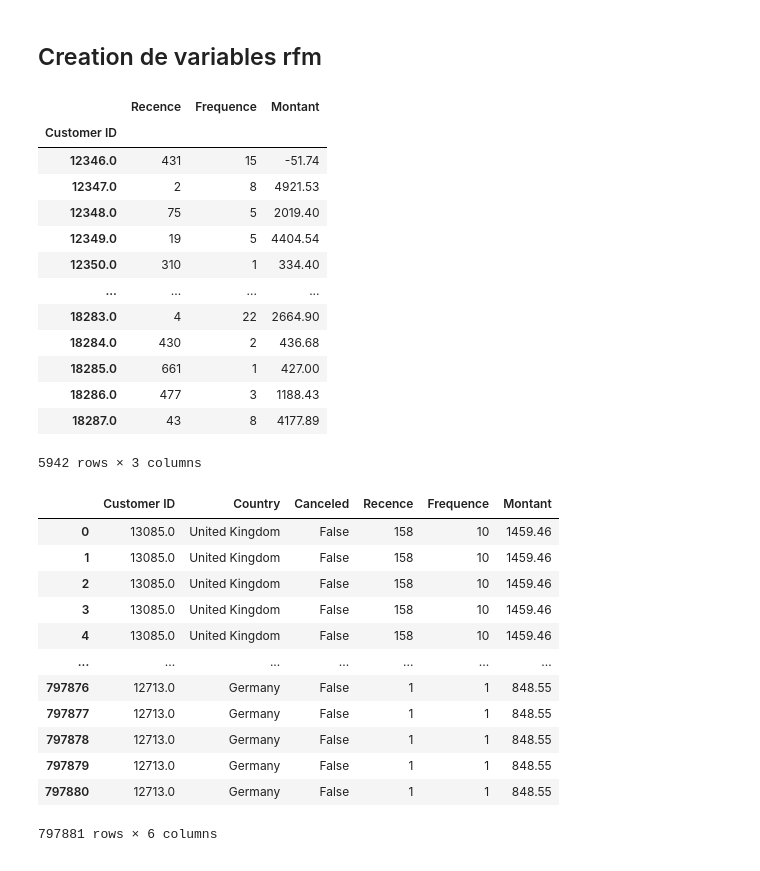
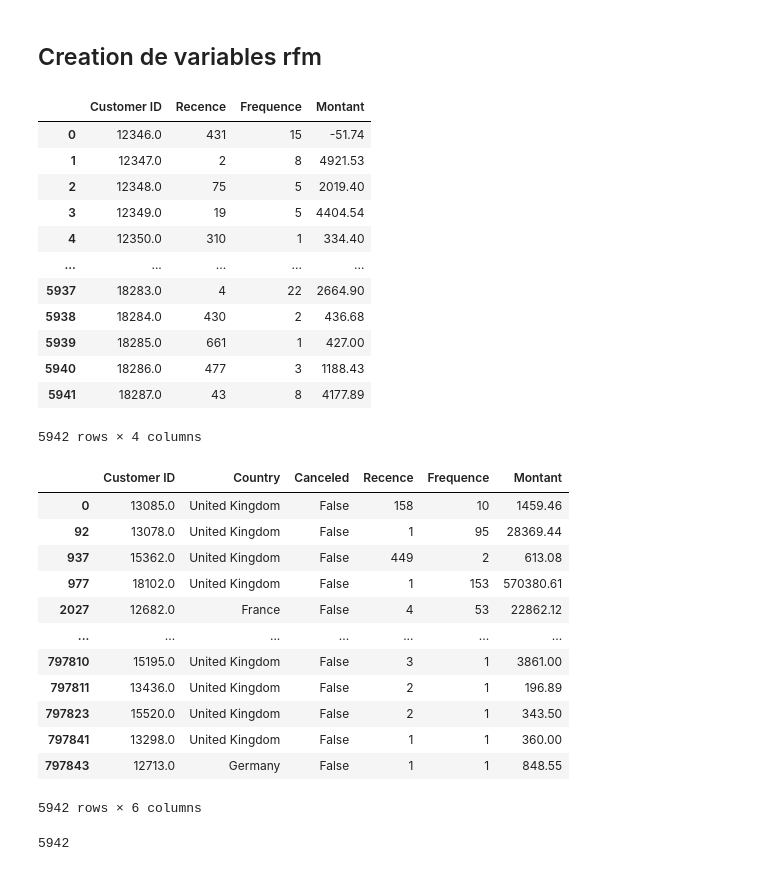
Before and after one commit to neevaiti/segmentation_client_simplon, a Jupyter notebook: rubic.ipynb, the cells around one changed output. Saved outputs shown, nothing was run; the diff lists cells and outputs as text; code cells hidden in the pictures.

```diff
--- a/rubic.ipynb
+++ b/rubic.ipynb
@@ -445,54 +447,58 @@ df.tail(20)
 # %%
 df['InvoiceDate'] = pd.to_datetime(df['InvoiceDate'])
 
 date_de_ref = max(df['InvoiceDate']) + pd.DateOffset(days=1)
 
 rfm = df.groupby(['Customer ID']).agg({
     'InvoiceDate': lambda x: (date_de_ref - x.max()).days,
     'Invoice': 'nunique',
     'TotalSale': 'sum'
-})
+}).reset_index()
 
 rfm.rename(columns={
     'InvoiceDate': 'Recence',
     'Invoice': 'Frequence',
     'TotalSale': 'Montant'
 }, inplace=True)
 
 rfm
 # %% [output]
-|  | Recence | Frequence | Montant |
-| Customer ID |  |  |  |
-| 12346.0 | 431 | 15 | -51.74 |
-| 12347.0 | 2 | 8 | 4921.53 |
-| 12348.0 | 75 | 5 | 2019.40 |
-| 12349.0 | 19 | 5 | 4404.54 |
-| 12350.0 | 310 | 1 | 334.40 |
-| ... | ... | ... | ... |
-| 18283.0 | 4 | 22 | 2664.90 |
-| 18284.0 | 430 | 2 | 436.68 |
-| 18285.0 | 661 | 1 | 427.00 |
-| 18286.0 | 477 | 3 | 1188.43 |
-| 18287.0 | 43 | 8 | 4177.89 |
+|  | Customer ID | Recence | Frequence | Montant |
+| 0 | 12346.0 | 431 | 15 | -51.74 |
+| 1 | 12347.0 | 2 | 8 | 4921.53 |
+| 2 | 12348.0 | 75 | 5 | 2019.40 |
+| 3 | 12349.0 | 19 | 5 | 4404.54 |
+| 4 | 12350.0 | 310 | 1 | 334.40 |
+| ... | ... | ... | ... | ... |
+| 5937 | 18283.0 | 4 | 22 | 2664.90 |
+| 5938 | 18284.0 | 430 | 2 | 436.68 |
+| 5939 | 18285.0 | 661 | 1 | 427.00 |
+| 5940 | 18286.0 | 477 | 3 | 1188.43 |
+| 5941 | 18287.0 | 43 | 8 | 4177.89 |
-5942 rows × 3 columns
+5942 rows × 4 columns
 # %%
 df_rfm = df.merge(rfm, on='Customer ID')
 df_rfm = df_rfm.drop(['Invoice', 'StockCode', 'Description', 'Quantity', 'InvoiceDate', 'Price', 'TotalSale', 'Year', 'Month'], axis=1)
+df_rfm = df_rfm.drop_duplicates(subset=["Customer ID"])
 df_rfm
 # %% [output]
 |  | Customer ID | Country | Canceled | Recence | Frequence | Montant |
 | 0 | 13085.0 | United Kingdom | False | 158 | 10 | 1459.46 |
-| 1 | 13085.0 | United Kingdom | False | 158 | 10 | 1459.46 |
-| 2 | 13085.0 | United Kingdom | False | 158 | 10 | 1459.46 |
-| 3 | 13085.0 | United Kingdom | False | 158 | 10 | 1459.46 |
-| 4 | 13085.0 | United Kingdom | False | 158 | 10 | 1459.46 |
+| 92 | 13078.0 | United Kingdom | False | 1 | 95 | 28369.44 |
+| 937 | 15362.0 | United Kingdom | False | 449 | 2 | 613.08 |
+| 977 | 18102.0 | United Kingdom | False | 1 | 153 | 570380.61 |
+| 2027 | 12682.0 | France | False | 4 | 53 | 22862.12 |
 | ... | ... | ... | ... | ... | ... | ... |
-| 797876 | 12713.0 | Germany | False | 1 | 1 | 848.55 |
-| 797877 | 12713.0 | Germany | False | 1 | 1 | 848.55 |
-| 797878 | 12713.0 | Germany | False | 1 | 1 | 848.55 |
-| 797879 | 12713.0 | Germany | False | 1 | 1 | 848.55 |
-| 797880 | 12713.0 | Germany | False | 1 | 1 | 848.55 |
+| 797810 | 15195.0 | United Kingdom | False | 3 | 1 | 3861.00 |
+| 797811 | 13436.0 | United Kingdom | False | 2 | 1 | 196.89 |
+| 797823 | 15520.0 | United Kingdom | False | 2 | 1 | 343.50 |
+| 797841 | 13298.0 | United Kingdom | False | 1 | 1 | 360.00 |
+| 797843 | 12713.0 | Germany | False | 1 | 1 | 848.55 |
-797881 rows × 6 columns
+5942 rows × 6 columns
+# %%
+df_rfm["Customer ID"].nunique()
+# %% [output]
+5942
 # %%
 df_rfm.to_csv('seg_rfm.csv', index=False)
 # %%
```
Also changed, not shown: parts of 1 cell of this notebook, 2 other files.
